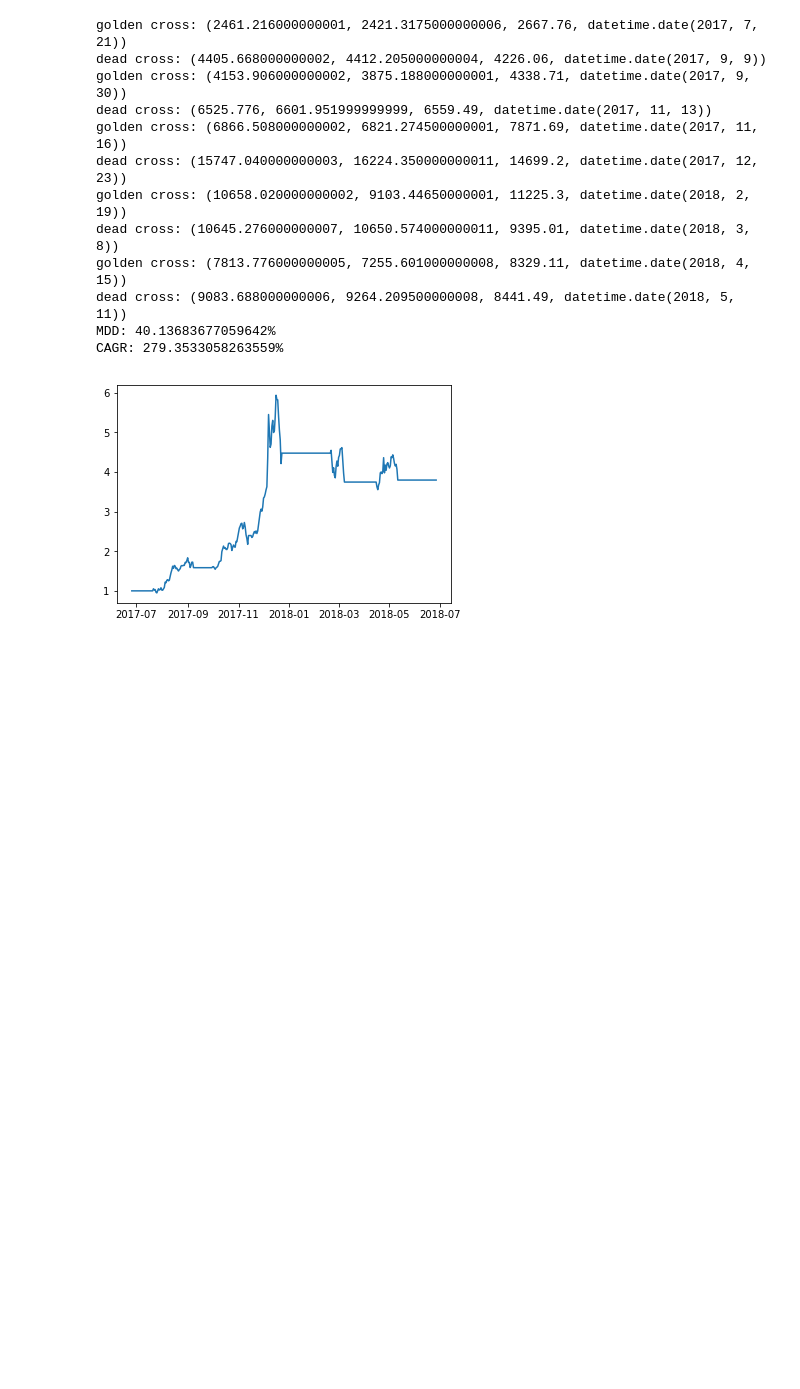
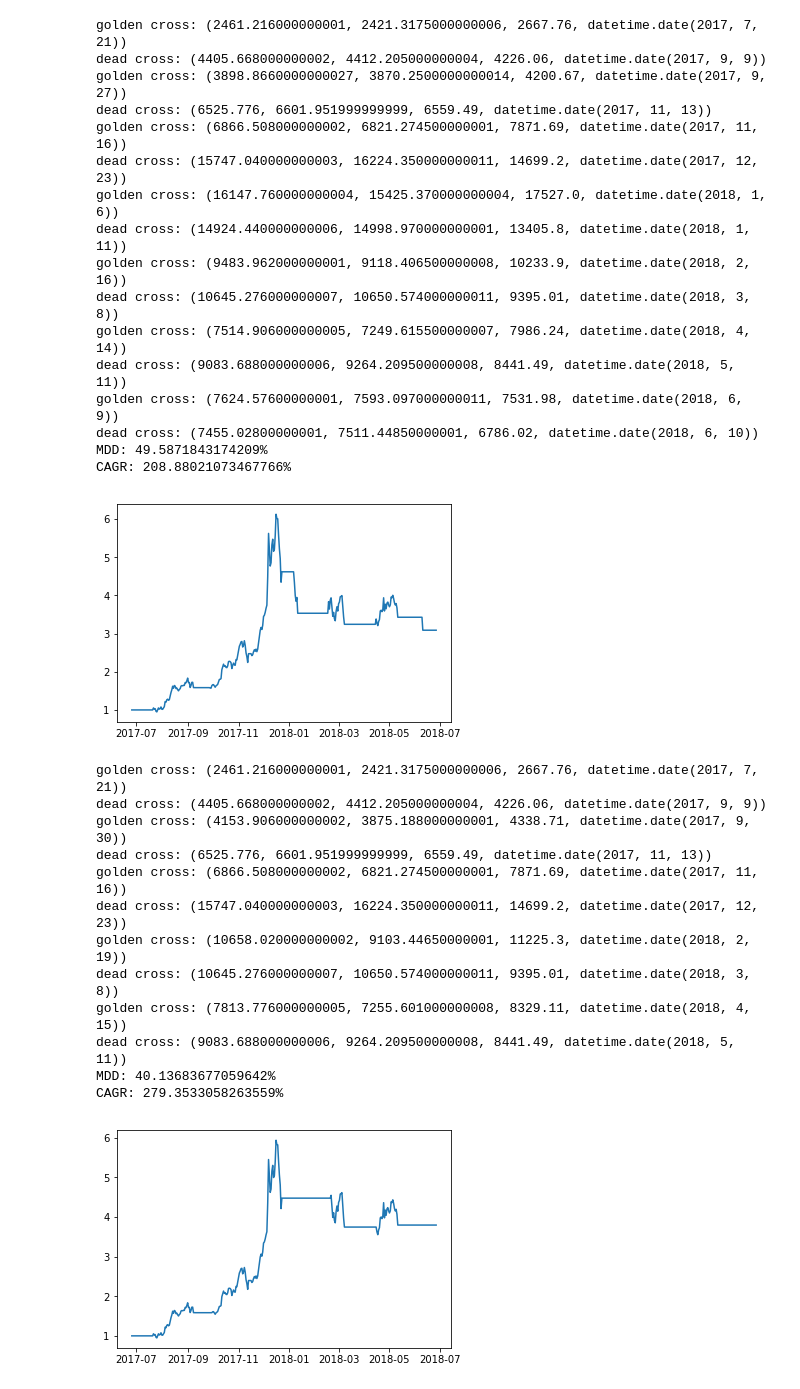
Before and after one commit to love-adela/bohemianbinary-blog, a Jupyter notebook: MDD_CAGR.ipynb, the cells around one changed output. Drawn from its saved outputs; the diff is of its cells as text; code cells hidden in the pictures; blank space fills up the shorter version.

```diff
--- a/MDD_CAGR.ipynb
+++ b/MDD_CAGR.ipynb
@@ -96,43 +97,62 @@ drawdowns = []
 bought = False
 max_benefit = -1
 
 for tuple in zip(data['ma5'], data['ma20'], origin['close'], index):
-    if tuple[0] > tuple[1] and previous_ma5 <= previous_ma20:
+    ma5_price, ma20_price, close_price, _ = tuple
+    if ma5_price > ma20_price and previous_ma5 <= previous_ma20:
         print(f"golden cross: {tuple}")
         bought = True
         if len(benefits) == 0:
             benefits.append(1)
         else:
             benefits.append(benefits[-1])
-    elif tuple[0] < tuple[1] and previous_ma5 >= previous_ma20:
+    elif ma5_price < ma20_price and previous_ma5 >= previous_ma20:
         print(f"dead cross: {tuple}")
         bought = False
-        benefits.append(benefits[-1] * (tuple[2] / previous_close))
+        benefits.append(benefits[-1] * (close_price / previous_close))
     else:
         if len(benefits) == 0:
             benefits.append(1)
         elif bought:
-            benefits.append(benefits[-1] * (tuple[2] / previous_close))
+            benefits.append(benefits[-1] * (close_price / previous_close))
         else:
             benefits.append(benefits[-1])
 
-    if (tuple[2] > max_benefit):
-        max_benefit = tuple[2]
+    if (benefits[-1] > max_benefit):
+        max_benefit = benefits[-1]
 
-    drawdowns.append(1 - (tuple[2] / max_benefit))
+    drawdowns.append(1 - (benefits[-1] / max_benefit))
 
-    previous_ma5 = tuple[0]
-    previous_ma20 = tuple[1]
-    previous_close = tuple[2]
+    previous_ma5 = ma5_price
+    previous_ma20 = ma20_price
+    previous_close = close_price
 
 df = pd.Series(benefits, index)
 df.plot()
 
 # df = pd.Series(drawdowns, index)
 # df.plot()
 
 print(f"MDD: {max(drawdowns) * 100}%")
 print(f"CAGR: {(benefits[-1] - 1) * 100}%")
+# %% [output]
+golden cross: (2461.216000000001, 2421.3175000000006, 2667.76, datetime.date(2017, 7, 21))
+dead cross: (4405.668000000002, 4412.205000000004, 4226.06, datetime.date(2017, 9, 9))
+golden cross: (3898.8660000000027, 3870.2500000000014, 4200.67, datetime.date(2017, 9, 27))
+dead cross: (6525.776, 6601.951999999999, 6559.49, datetime.date(2017, 11, 13))
+golden cross: (6866.508000000002, 6821.274500000001, 7871.69, datetime.date(2017, 11, 16))
+dead cross: (15747.040000000003, 16224.350000000011, 14699.2, datetime.date(2017, 12, 23))
+golden cross: (16147.760000000004, 15425.370000000004, 17527.0, datetime.date(2018, 1, 6))
+dead cross: (14924.440000000006, 14998.970000000001, 13405.8, datetime.date(2018, 1, 11))
+golden cross: (9483.962000000001, 9118.406500000008, 10233.9, datetime.date(2018, 2, 16))
+dead cross: (10645.276000000007, 10650.574000000011, 9395.01, datetime.date(2018, 3, 8))
+golden cross: (7514.906000000005, 7249.615500000007, 7986.24, datetime.date(2018, 4, 14))
+dead cross: (9083.688000000006, 9264.209500000008, 8441.49, datetime.date(2018, 5, 11))
+golden cross: (7624.57600000001, 7593.097000000011, 7531.98, datetime.date(2018, 6, 9))
+dead cross: (7455.02800000001, 7511.44850000001, 6786.02, datetime.date(2018, 6, 10))
+MDD: 49.5871843174209%
+CAGR: 208.88021073467766%
+[figure, added]
 # %%
 (index, origin) = coin_repository.get_data_as_lists()
 data = {}
```
Also changed, not shown: parts of 3 cells of this notebook, 3 other files.
